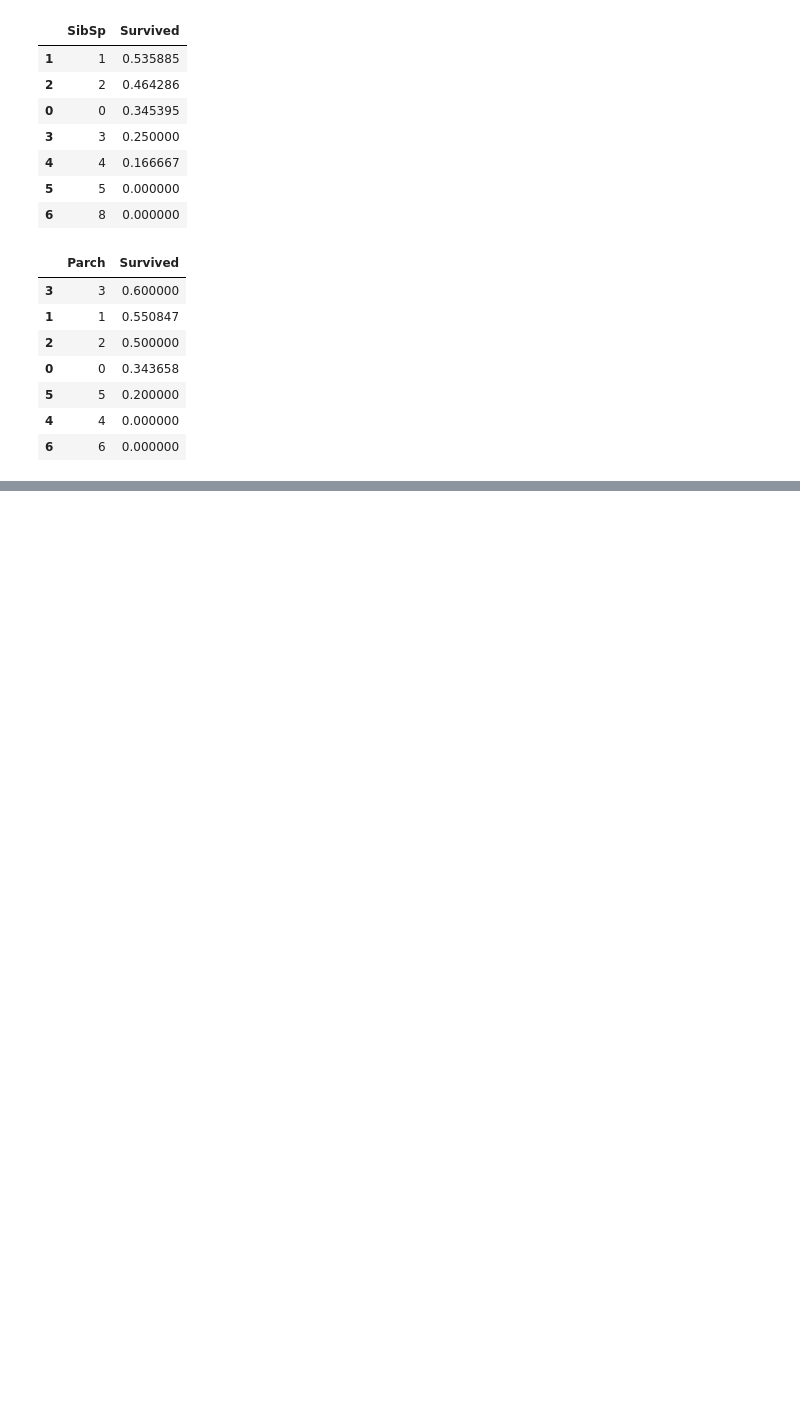
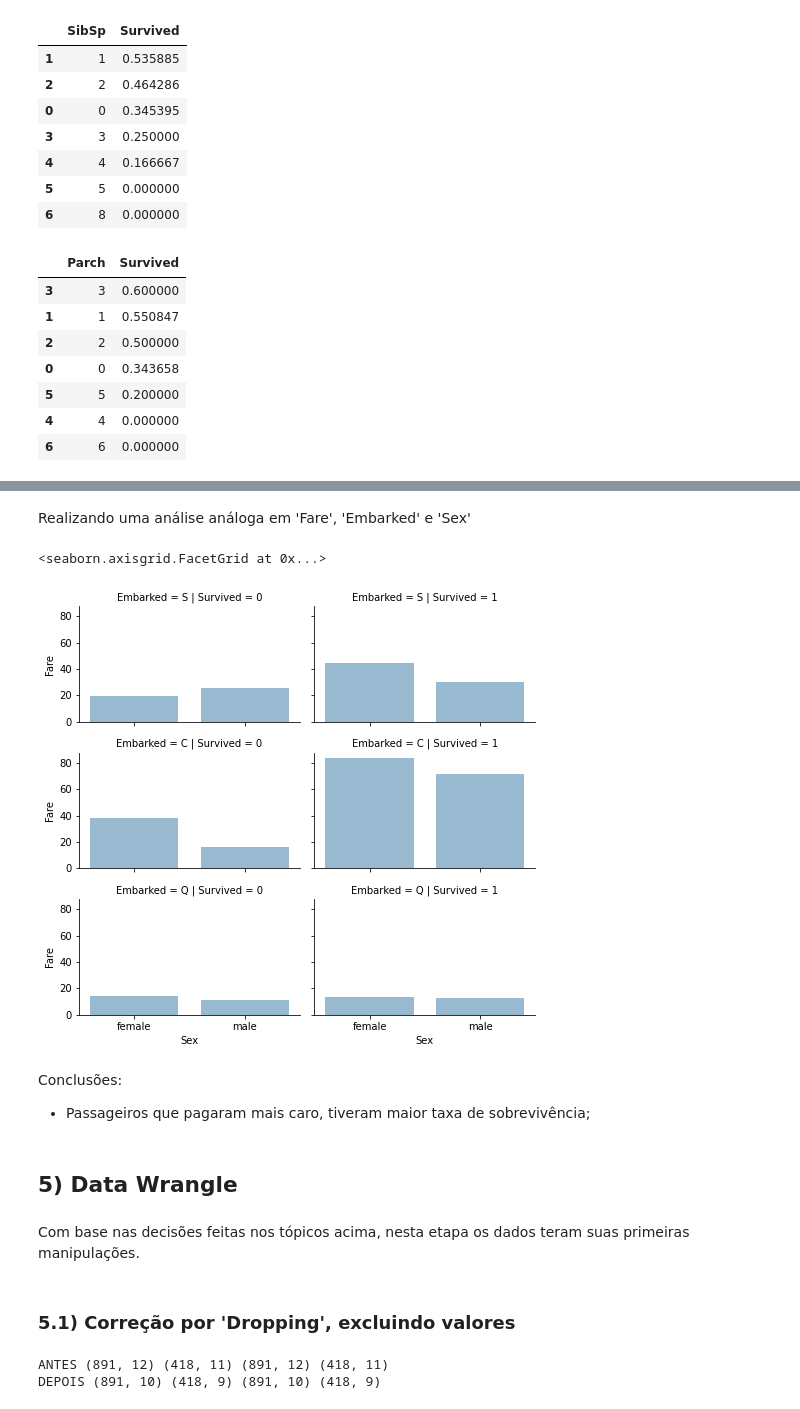
Before and after one commit to viniciusgribas/KG_titanic, a Jupyter notebook: KG_Titanic.ipynb, the cells around one changed output, grey strips where cells are left out. Cells and saved outputs as stored; diff of their text form; code cells hidden in the pictures; blank space fills up the shorter version.

```diff
--- a/KG_Titanic.ipynb
+++ b/KG_Titanic.ipynb
@@ -259,0 +307,29 @@ Logo, é possível afirmar que:
+# %% [markdown]
+Realizando uma análise análoga em 'Fare', 'Embarked' e 'Sex'
+# %%
+grid = sns.FacetGrid(treino_bd, row='Embarked', col='Survived', size=2.2, aspect=1.6)
+grid.map(sns.barplot, 'Sex', 'Fare', alpha=.5, ci=None)
+grid.add_legend()
+# %% [output]
+<seaborn.axisgrid.FacetGrid at 0x...>
+[figure, added]
+# %% [markdown]
+Conclusões:
+ - Passageiros que pagaram mais caro, tiveram maior taxa de sobrevivência;
+# %% [markdown]
+## 5) Data Wrangle
+# %% [markdown]
+Com base nas decisões feitas nos tópicos acima, nesta etapa os dados teram suas primeiras manipulações.
+# %% [markdown]
+### 5.1) Correção por 'Dropping', excluindo valores
+# %%
+print("ANTES", treino_bd.shape, teste_bd.shape, combine[0].shape, combine[1].shape)
+
+treino_bd = treino_bd.drop(['Ticket', 'Cabin'], axis=1)
+teste_bd = teste_bd.drop(['Ticket', 'Cabin'], axis=1)
+combine = [treino_bd, teste_bd]
+
+print("DEPOIS", treino_bd.shape, teste_bd.shape, combine[0].shape, combine[1].shape)
+# %% [output]
+ANTES (891, 12) (418, 11) (891, 12) (418, 11)
+DEPOIS (891, 10) (418, 9) (891, 10) (418, 9)
```
Also changed, not shown: parts of 27 cells of this notebook.
